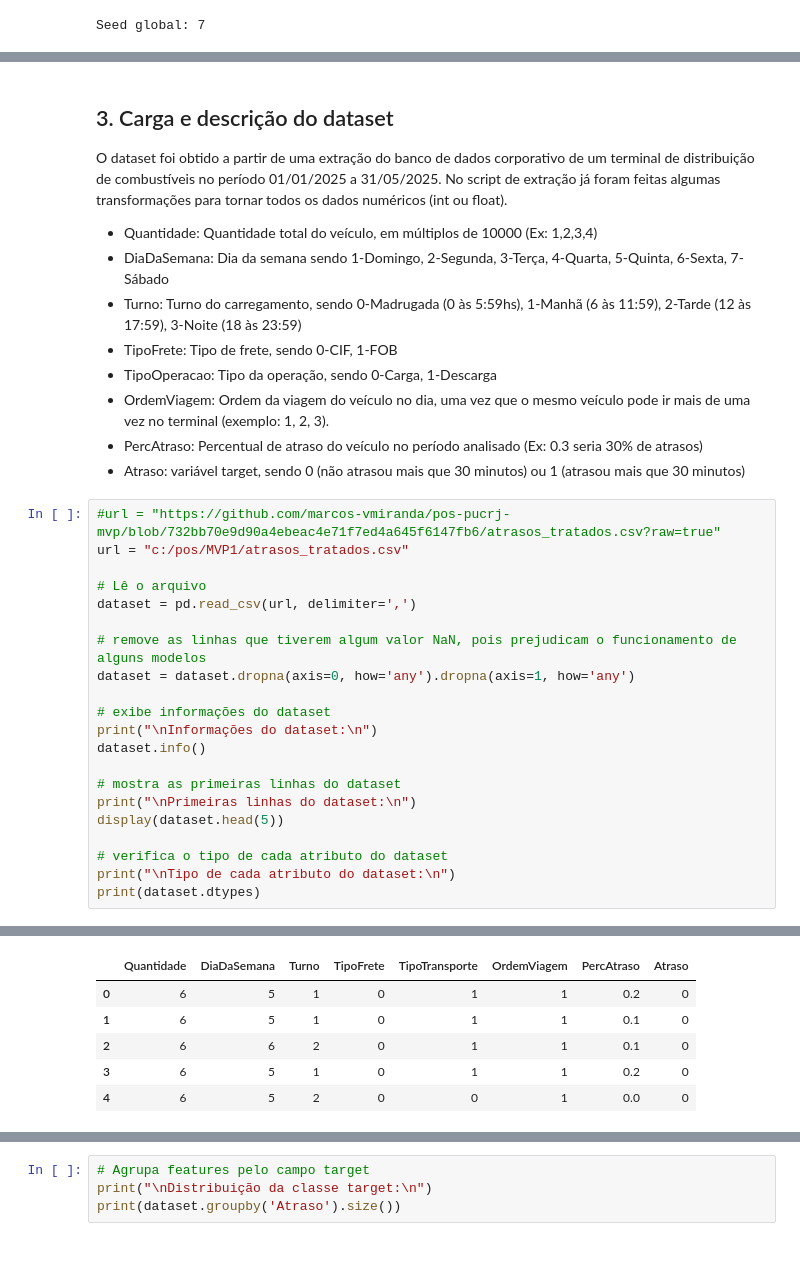
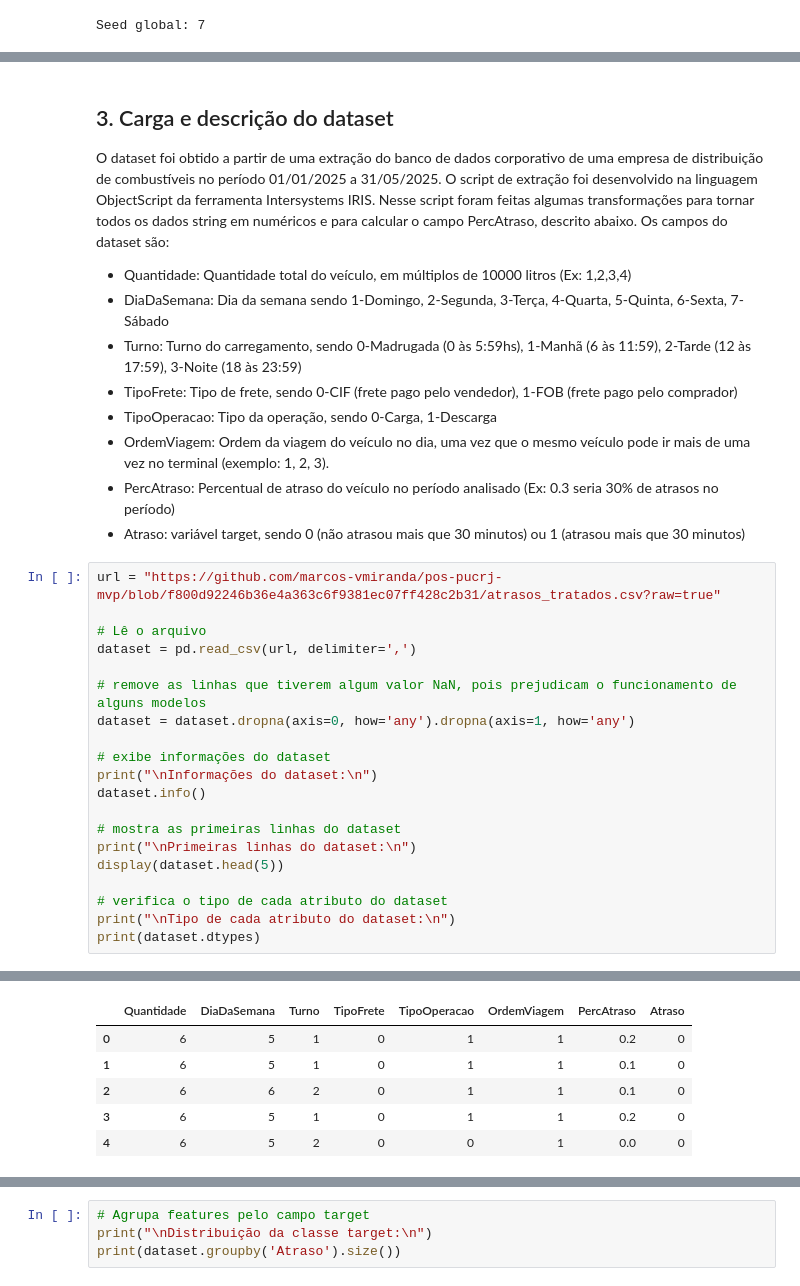
Before and after one commit to marcos-vmiranda/pos-pucrj-mvp, a Jupyter notebook: MVP_ML_MarcosMiranda.ipynb, the cells around one changed output, grey strips where cells are left out. Drawn from its saved outputs; the diff is of its cells as text; blank space fills up the shorter version.

```diff
--- a/MVP_ML_MarcosMiranda.ipynb
+++ b/MVP_ML_MarcosMiranda.ipynb
@@ -222,18 +231,17 @@ def get_hiperparametros(model_name):
 # %% [markdown]
 
 ## 3. Carga e descrição do dataset
-O dataset foi obtido a partir de uma extração do banco de dados corporativo de um terminal de distribuição de combustíveis no período 01/01/2025 a 31/05/2025. No script de extração já foram feitas algumas transformações para tornar todos os dados numéricos (int ou float).
-- Quantidade: Quantidade total do veículo, em múltiplos de 10000 (Ex: 1,2,3,4)
+O dataset foi obtido a partir de uma extração do banco de dados corporativo de uma empresa de distribuição de combustíveis no período 01/01/2025 a 31/05/2025. O  script de extração foi desenvolvido na linguagem ObjectScript da ferramenta Intersystems IRIS. Nesse script foram feitas algumas transformações para tornar todos os dados string em numéricos e para calcular o campo PercAtraso, descrito abaixo. Os campos do dataset são:
+- Quantidade: Quantidade total do veículo, em múltiplos de 10000 litros (Ex: 1,2,3,4)
 - DiaDaSemana: Dia da semana sendo 1-Domingo, 2-Segunda, 3-Terça, 4-Quarta, 5-Quinta, 6-Sexta, 7-Sábado
 - Turno: Turno do carregamento, sendo 0-Madrugada (0 às 5:59hs), 1-Manhã (6 às 11:59), 2-Tarde (12 às 17:59), 3-Noite (18 às 23:59)
-- TipoFrete: Tipo de frete, sendo 0-CIF, 1-FOB
+- TipoFrete: Tipo de frete, sendo 0-CIF (frete pago pelo vendedor), 1-FOB (frete pago pelo comprador)
 - TipoOperacao: Tipo da operação, sendo 0-Carga, 1-Descarga
 - OrdemViagem: Ordem da viagem do veículo no dia, uma vez que o mesmo veículo pode ir mais de uma vez no terminal (exemplo: 1, 2, 3).
-- PercAtraso: Percentual de atraso do veículo no período analisado (Ex: 0.3 seria 30% de atrasos)
+- PercAtraso: Percentual de atraso do veículo no período analisado (Ex: 0.3 seria 30% de atrasos no período)
 - Atraso: variável target, sendo 0 (não atrasou mais que 30 minutos) ou 1 (atrasou mais que 30 minutos)
 # %%
-#url = "https://github.com/marcos-vmiranda/pos-pucrj-mvp/blob/732bb70e9d90a4ebeac4e71f7ed4a645f6147fb6/atrasos_tratados.csv?raw=true"
-url = "c:/pos/MVP1/atrasos_tratados.csv"
+url = "https://github.com/marcos-vmiranda/pos-pucrj-mvp/blob/f800d92246b36e4a363c6f9381ec07ff428c2b31/atrasos_tratados.csv?raw=true"
 
 # Lê o arquivo
 dataset = pd.read_csv(url, delimiter=',')
@@ -271,8 +279,8 @@ Data columns (total 8 columns):
 dtypes: float64(1), int64(7)
 memory usage: 1.4 MB
 
 Primeiras linhas do dataset:
-|  | Quantidade | DiaDaSemana | Turno | TipoFrete | TipoTransporte | OrdemViagem | PercAtraso | Atraso |
+|  | Quantidade | DiaDaSemana | Turno | TipoFrete | TipoOperacao | OrdemViagem | PercAtraso | Atraso |
 | 0 | 6 | 5 | 1 | 0 | 1 | 1 | 0.2 | 0 |
 | 1 | 6 | 5 | 1 | 0 | 1 | 1 | 0.1 | 0 |
 | 2 | 6 | 6 | 2 | 0 | 1 | 1 | 0.1 | 0 |
```
Also changed, not shown: parts of 33 cells of this notebook, 2 other files.
